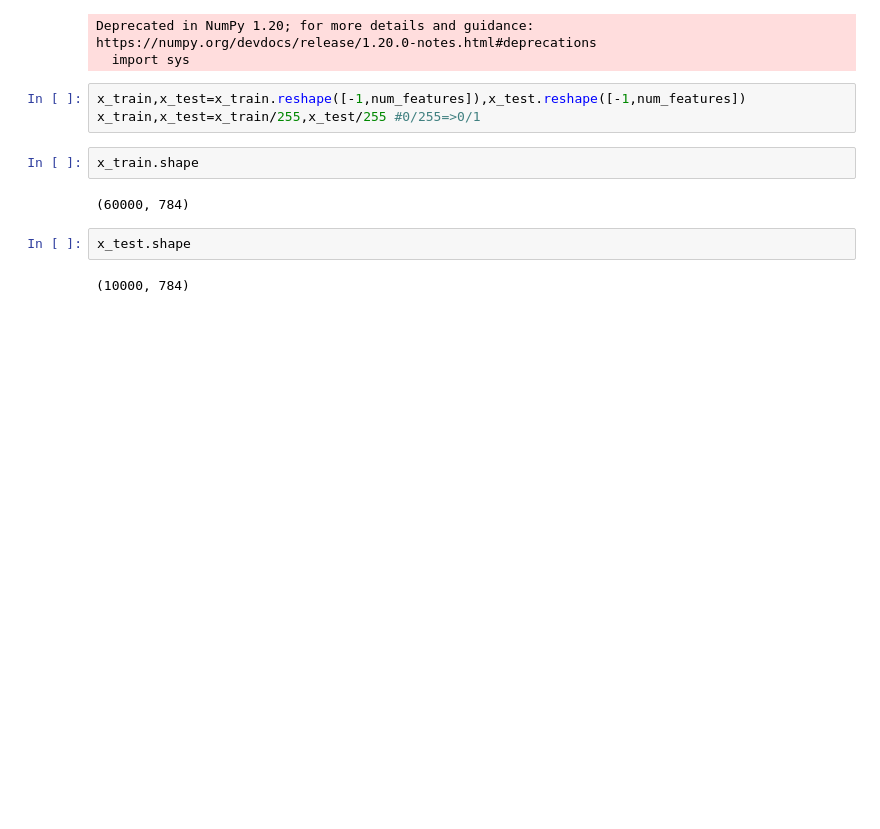
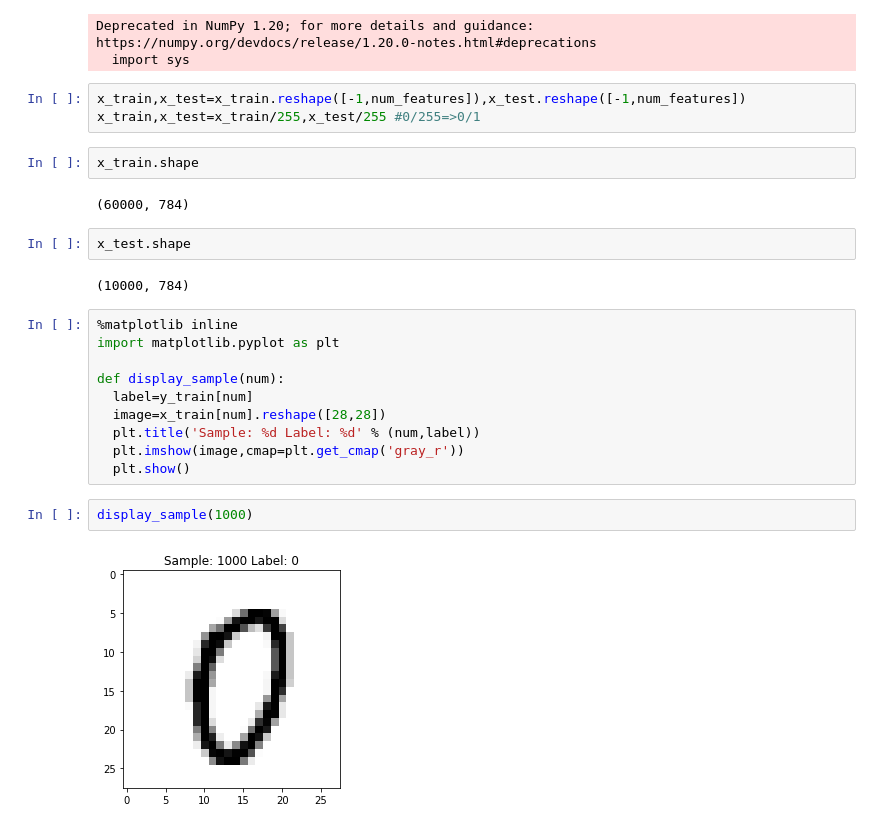
Before and after one commit to mpeer3/ML, a Jupyter notebook: LL_HandwritingRecog01.ipynb, the cells around one changed output. Saved outputs shown, nothing was run; the diff lists cells and outputs as text; blank space fills up the shorter version.

```diff
--- a/LL_HandwritingRecog01.ipynb
+++ b/LL_HandwritingRecog01.ipynb
@@ -31,3 +34,17 @@ x_train.shape
 x_test.shape
 # %% [output]
 (10000, 784)
+# %%
+%matplotlib inline
+import matplotlib.pyplot as plt
+
+def display_sample(num):
+  label=y_train[num]
+  image=x_train[num].reshape([28,28])
+  plt.title('Sample: %d Label: %d' % (num,label))
+  plt.imshow(image,cmap=plt.get_cmap('gray_r'))
+  plt.show()
+# %%
+display_sample(1000)
+# %% [output]
+[figure, added]
```
Also changed, not shown: parts of 6 cells of this notebook.
